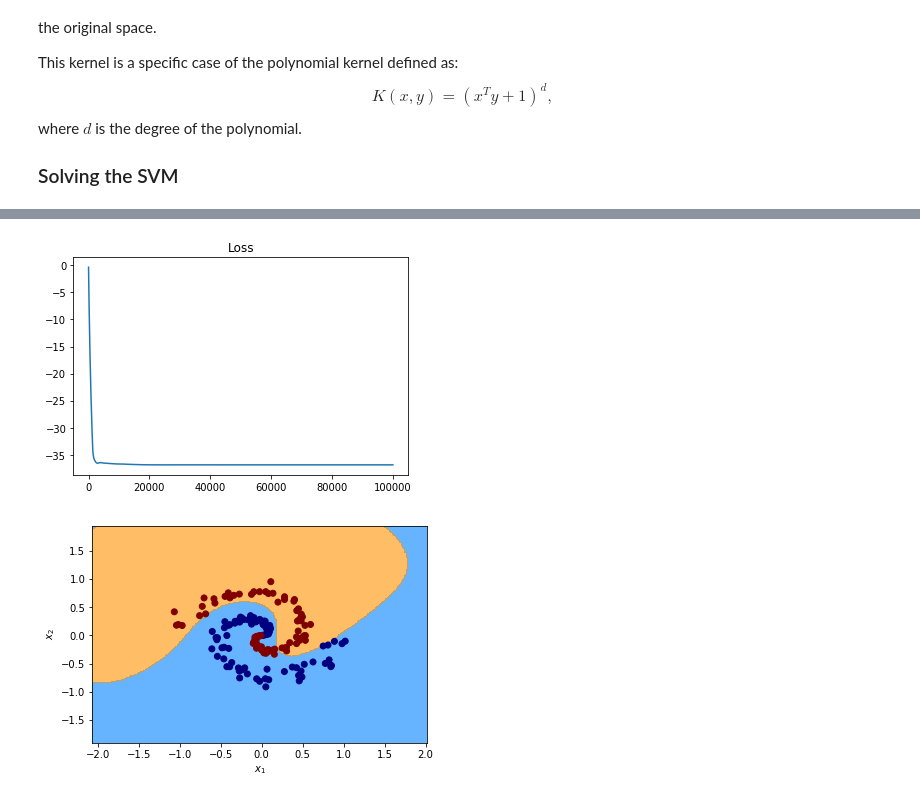
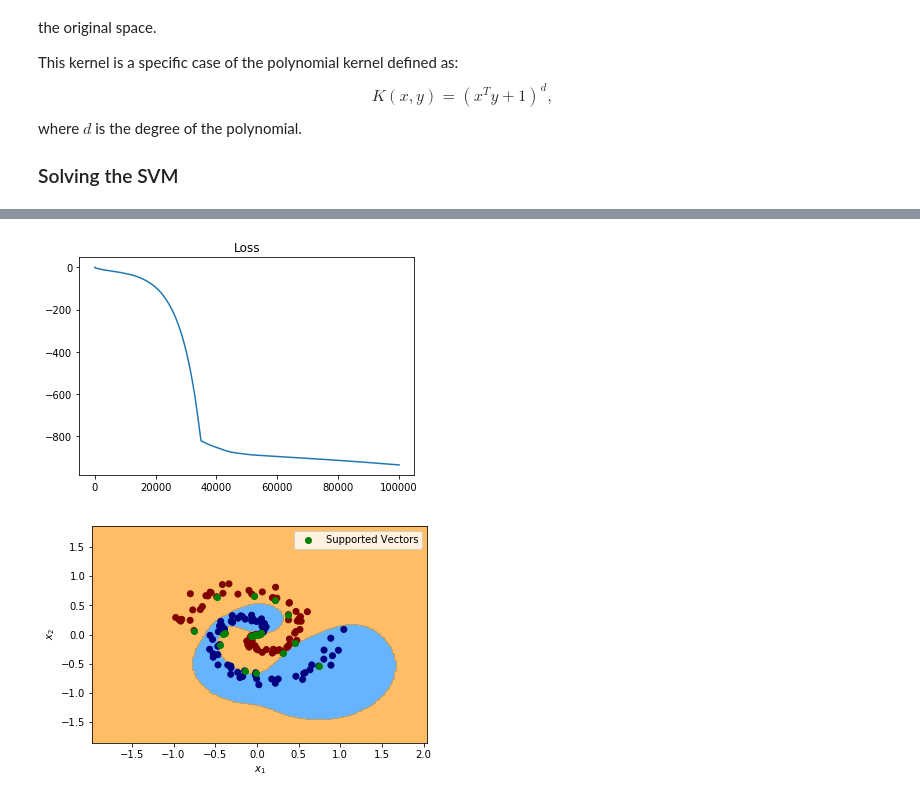
Before and after one commit to SergioAlvarezB/ml-numpy, a Jupyter notebook: notebooks/svm-kernels.ipynb, the cells around one changed output, grey strips where cells are left out. Cells and saved outputs as stored; diff of their text form; code cells hidden in the pictures.

```diff
--- a/notebooks/svm-kernels.ipynb
+++ b/notebooks/svm-kernels.ipynb
@@ -139,5 +142,5 @@ plt.show()
 # %%
-rbf_model = SVM(kernel='rbf', gamma=1)
+rbf_model = SVM(kernel='rbf', gamma=5, C=100)
 
 loss = rbf_model.fit(x_train, y_train, iterations=100000, learning_rate=0.1)
 
@@ -145,14 +148,17 @@ plt.plot(loss[1:])
 plt.title('Loss')
 plt.show();
 # %% [output]
-[figure, old version]
+[figure, new version]
 # %%
 ax = plot_decision_boundary(rbf_model.predict,
                             x_range=[x_train[:, 0].min()-1, x_train[:, 0].max()+1],
                             y_range=[x_train[:, 1].min()-1, x_train[:, 1].max()+1])
 ax.scatter(x_train[:, 0], x_train[:, 1], c=y_train, cmap='jet')
+# Plot supported vectors
+ax.scatter(rbf_model.supported_vectors[:, 0], rbf_model.supported_vectors[:, 1], color='green', label='Supported Vectors')
+ax.legend()
 plt.xlabel('$x_1$')
 plt.ylabel('$x_2$')
 plt.show()
 # %% [output]
-[figure, old version]
+[figure, new version]
```
Also changed, not shown: parts of 13 cells of this notebook, 2 other files.
